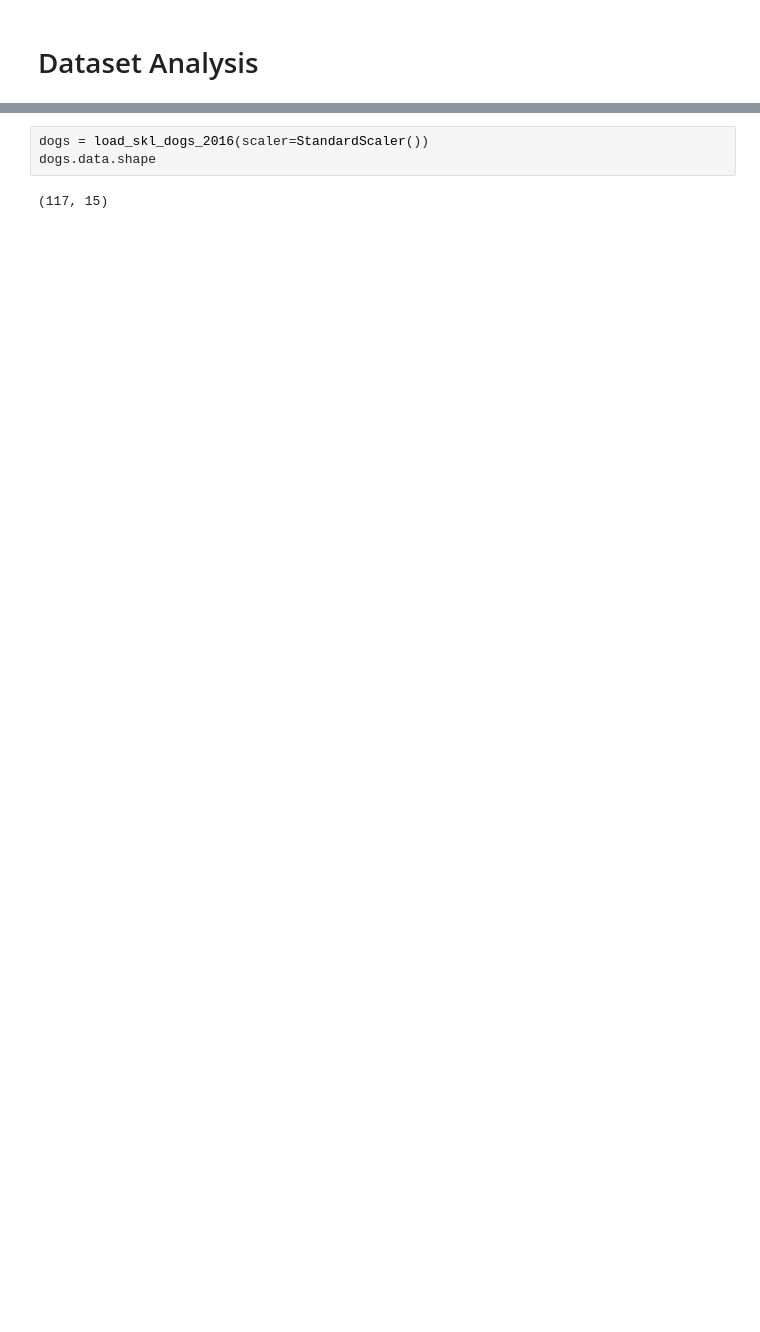
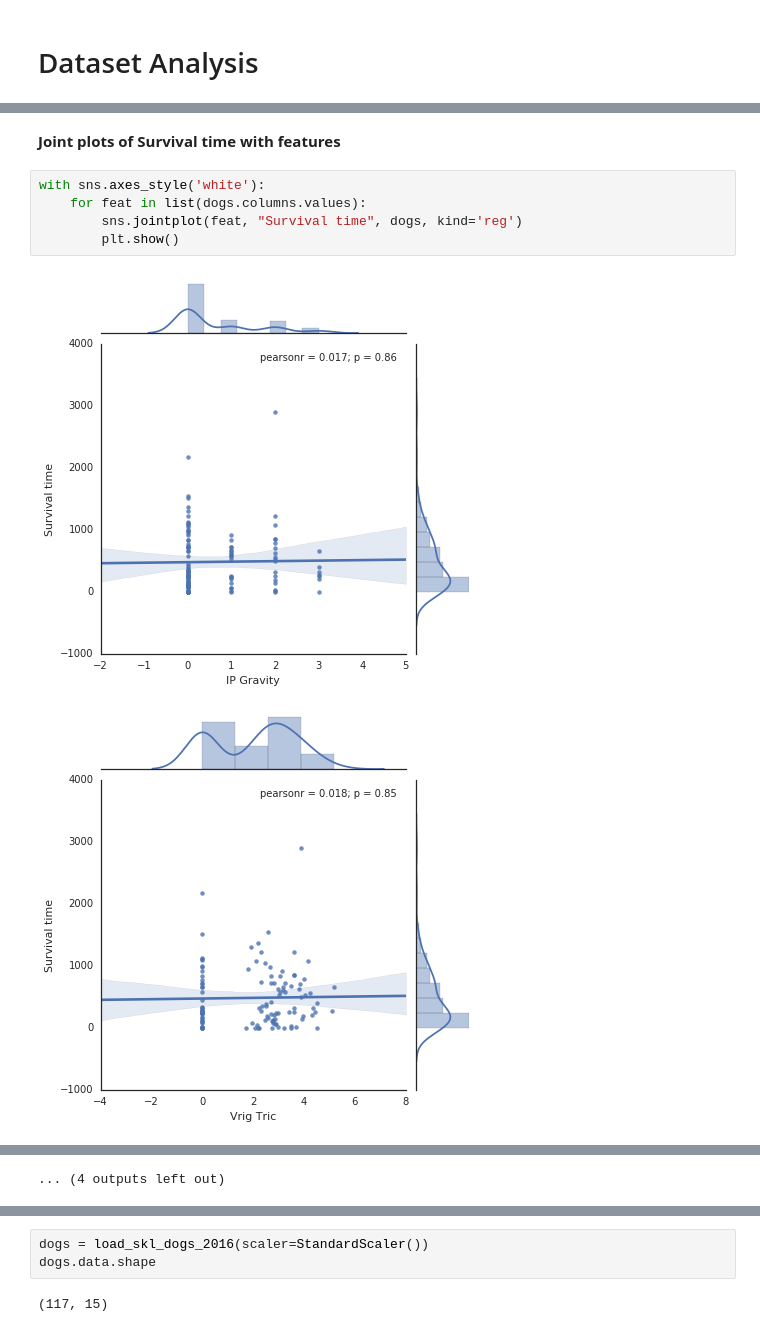
Before and after one commit to Scienziatopazzo/svm-thesis, a Jupyter notebook: experiments/Dataset Analysis.ipynb, the cells around one changed output, grey strips where cells are left out. Drawn from its saved outputs; the diff is of its cells as text; blank space fills up the shorter version.

```diff
--- a/experiments/Dataset Analysis.ipynb
+++ b/experiments/Dataset Analysis.ipynb
@@ -11,0 +62,10 @@ from sklearn.preprocessing import StandardScaler
+# %% [markdown]
+**Joint plots of Survival time with features**
+# %%
+with sns.axes_style('white'):
+    for feat in list(dogs.columns.values):
+        sns.jointplot(feat, "Survival time", dogs, kind='reg')
+        plt.show()
+# %% [output]
+[figure, added]
+[figure, added]
@@ -11,0 +82 @@ from sklearn.preprocessing import StandardScaler
+... (4 outputs left out)
```
Also changed, not shown: parts of 13 cells of this notebook, 3 other files.
